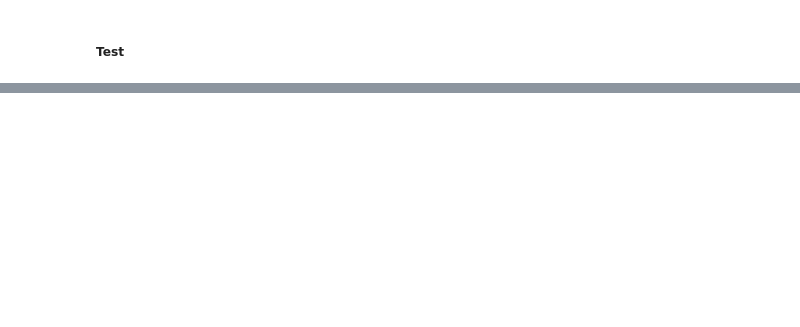
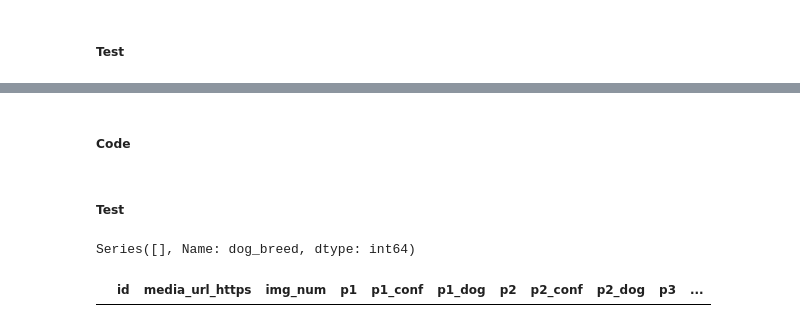
Before and after one commit to mpetersen000/DataAnalyst, a Jupyter notebook: DataWranglingOfTwitter_WeRateDogs/wrangle_act.ipynb, the cells around one changed output, grey strips where cells are left out. Saved outputs shown, nothing was run; the diff lists cells and outputs as text; code cells hidden in the pictures; blank space fills up the shorter version.

```diff
--- a/DataWranglingOfTwitter_WeRateDogs/wrangle_act.ipynb
+++ b/DataWranglingOfTwitter_WeRateDogs/wrangle_act.ipynb
@@ -407,0 +1083,5 @@ Both of these documents can be created in separate Jupyter Notebooks using the M
+# %%
+for i, row in df_image_predict_clean.iterrows():
+    df_image_predict_clean.at[i, 'p1'] = df_image_predict_clean.at[i, 'p1'].replace('_', ' ').replace('-', ' ' ).title()
+    df_image_predict_clean.at[i, 'p2'] = df_image_predict_clean.at[i, 'p2'].replace('_', ' ').replace('-', ' ' ).title()
+    df_image_predict_clean.at[i, 'p3'] = df_image_predict_clean.at[i, 'p3'].replace('_', ' ').replace('-', ' ' ).title()
@@ -407,0 +1101,33 @@ Both of these documents can be created in separate Jupyter Notebooks using the M
+# %% [markdown]
+##### Code
+# %%
+# Create a dog_breed variable column and initialize the values to none
+df_image_predict_clean["dog_breed"] = 'None'
+
+# Update the dog_breed column with the value that had the highest confidence and was
+# Identified to be a dog
+for i, row in df_image_predict_clean.iterrows():
+    maximum = 0
+    if (row.p2_conf > maximum) & (row.p1_dog == True):
+        df_image_predict_clean.at[i, 'dog_breed'] = df_image_predict_clean.at[i, 'p1']
+        maximum = row.p1_conf
+    if (row.p2_conf > maximum) & (row.p2_dog == True):
+        df_image_predict_clean.at[i, 'dog_breed'] = df_image_predict_clean.at[i, 'p2']
+        maximum = row.p2_conf
+    if (row.p3_conf > maximum) & (row.p3_dog == True):
+        df_image_predict_clean.at[i, 'dog_breed'] = df_image_predict_clean.at[i, 'p3']
+# %%
+# Convert the dog_breed variable to a category
+df_image_predict_clean.dog_breed = df_image_predict_clean.dog_breed.astype('category')
+# %% [markdown]
+##### Test
+# %%
+# Output the values of dog_breed to verify the changes
+df_image_predict_clean.dog_breed.value_counts()
+# %% [output]
+Series([], Name: dog_breed, dtype: int64)
+# %%
+# Output the first line of the dataframe to verify the new column was added correctly
+df_image_predict_clean.head(1)
+# %% [output]
+|  | id | media_url_https | img_num | p1 | p1_conf | p1_dog | p2 | p2_conf | p2_dog | p3 | ... |
```
Also changed, not shown: parts of 177 cells of this notebook.
